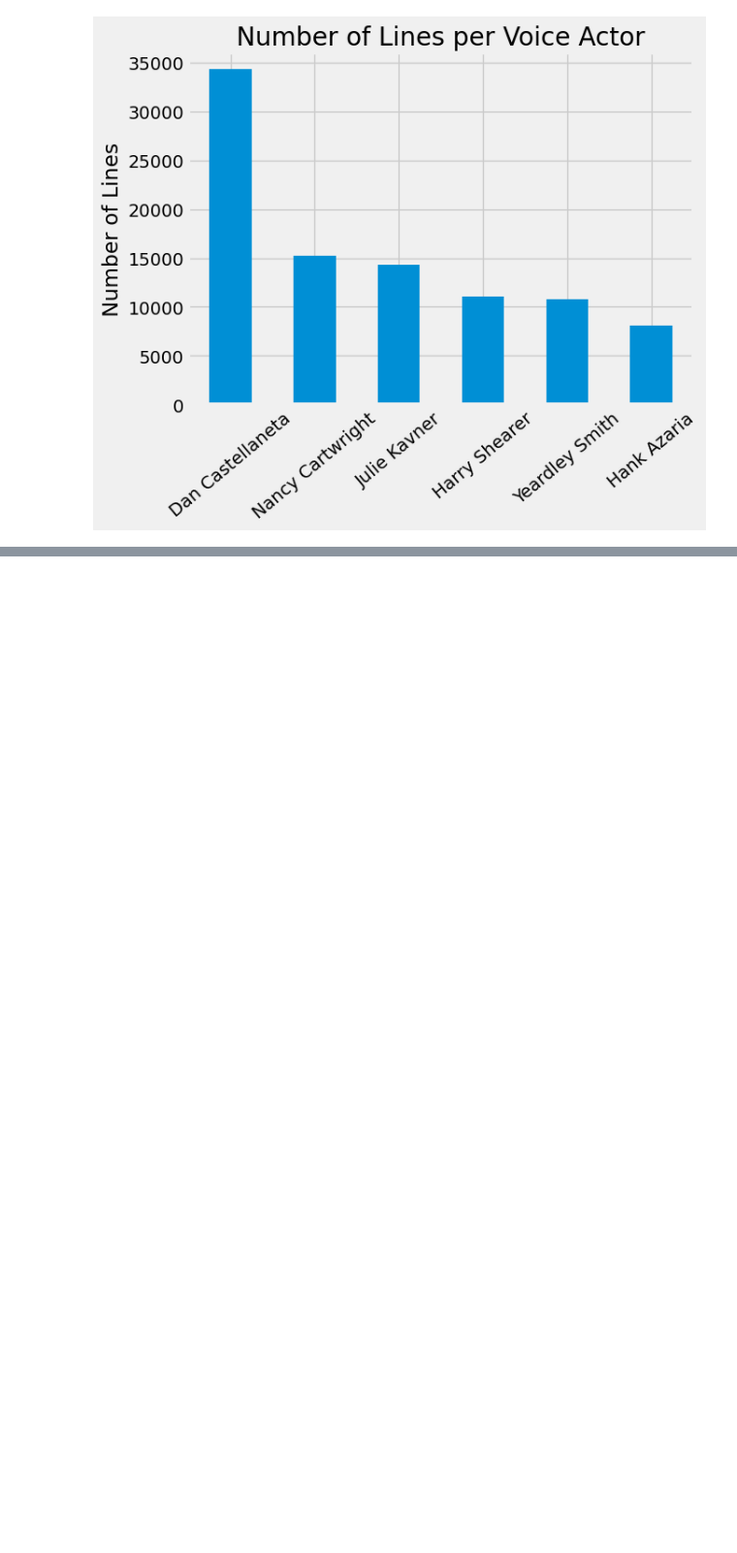
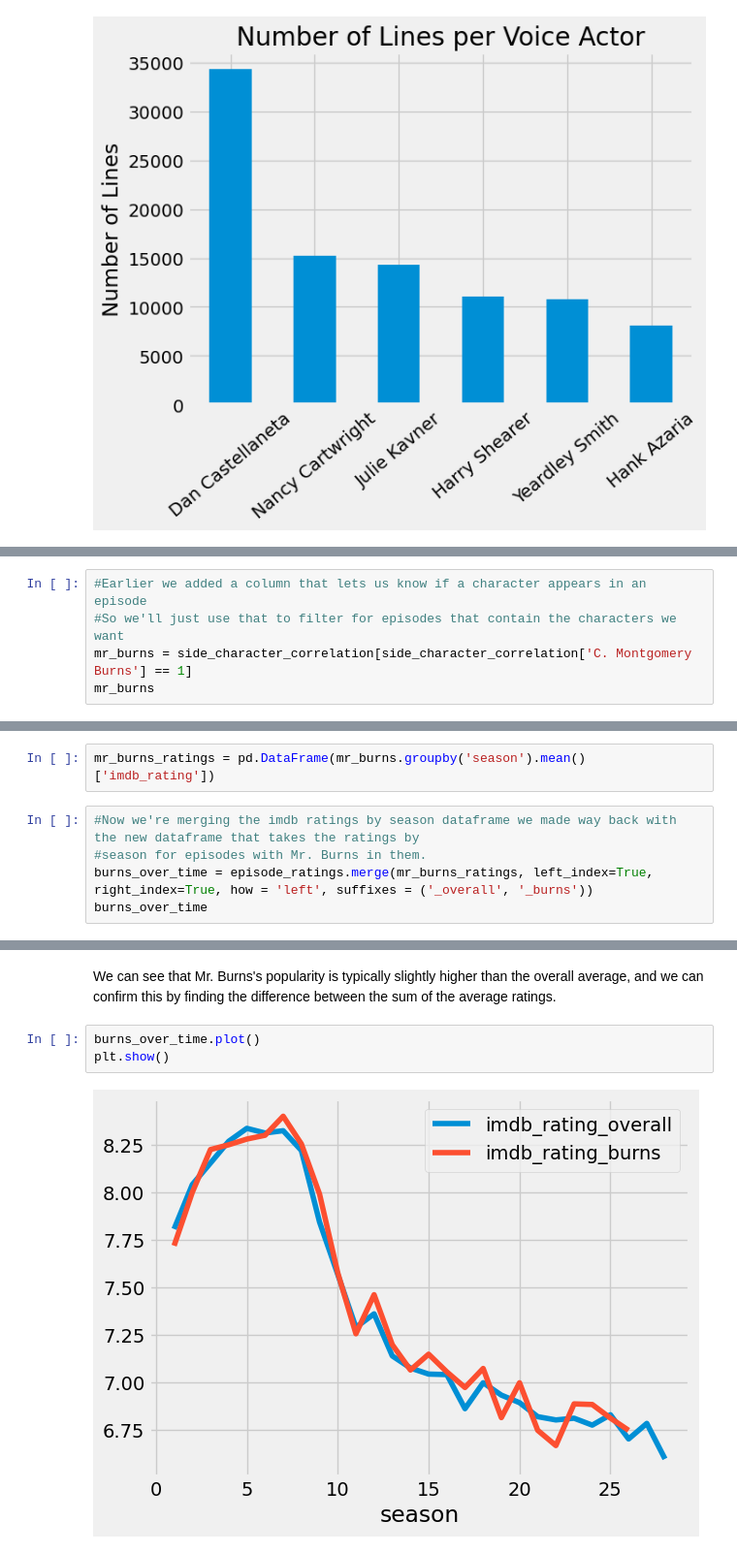
Before and after one commit to NCheou/Simpsons-Analysis, a Jupyter notebook: Simpsons Analysis.ipynb, the cells around one changed output, grey strips where cells are left out. Shown at 97% size. Cells and saved outputs as stored; diff of their text form; blank space fills up the shorter version.

```diff
--- a/Simpsons Analysis.ipynb
+++ b/Simpsons Analysis.ipynb
@@ -1119,0 +1132,5 @@ plt.show()
+# %%
+#Earlier we added a column that lets us know if a character appears in an episode
+#So we'll just use that to filter for episodes that contain the characters we want
+mr_burns = side_character_correlation[side_character_correlation['C. Montgomery Burns'] == 1]
+mr_burns
@@ -1119,0 +1151,7 @@ plt.show()
+# %%
+mr_burns_ratings = pd.DataFrame(mr_burns.groupby('season').mean()['imdb_rating'])
+# %%
+#Now we're merging the imdb ratings by season dataframe we made way back with the new dataframe that takes the ratings by
+#season for episodes with Mr. Burns in them.
+burns_over_time = episode_ratings.merge(mr_burns_ratings, left_index=True, right_index=True, how = 'left', suffixes = ('_overall', '_burns'))
+burns_over_time
@@ -1119,0 +1177,7 @@ plt.show()
+# %% [markdown]
+We can see that Mr. Burns's popularity is typically slightly higher than the overall average, and we can confirm this by finding the difference between the sum of the average ratings.
+# %%
+burns_over_time.plot()
+plt.show()
+# %% [output]
+[figure, added]
```
Also changed, not shown: parts of 71 cells of this notebook.
